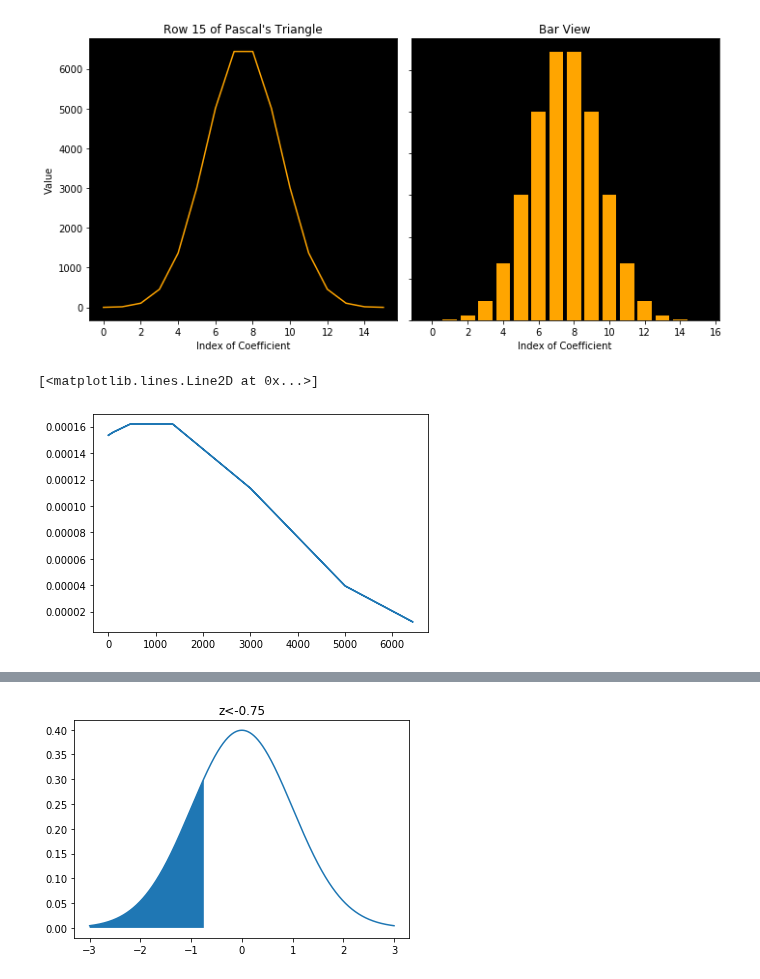
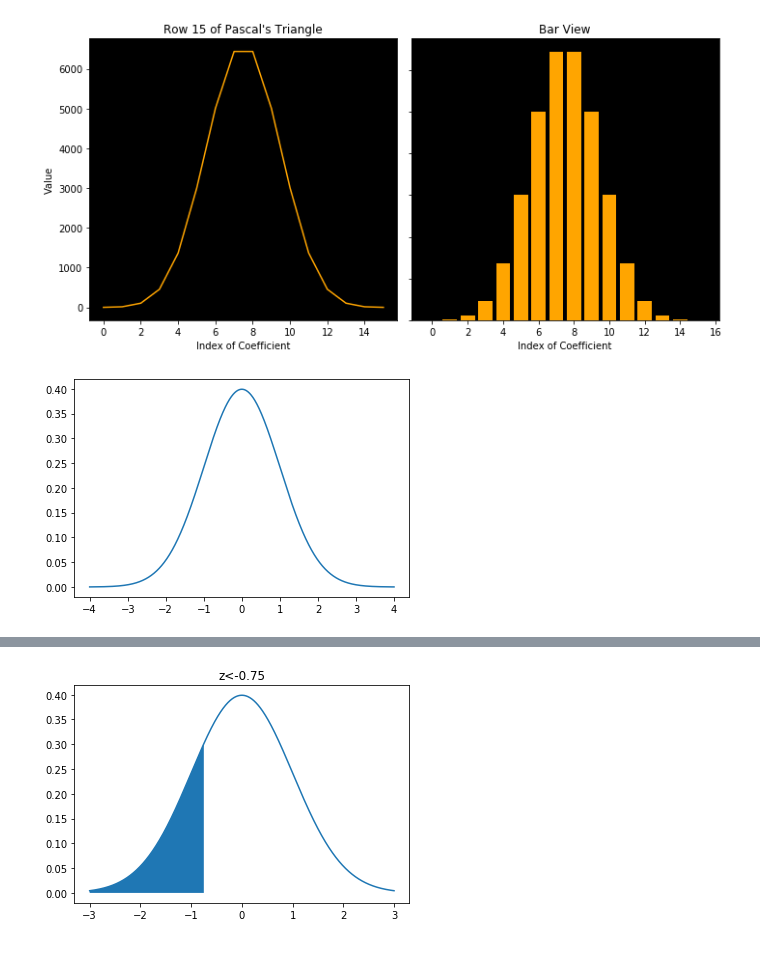
Before and after one commit to 4dsolutions/Curriculum_Development, a Jupyter notebook: IntroDS003.ipynb, the cells around one changed output, grey strips where cells are left out. Cells and saved outputs as stored; diff of their text form; code cells hidden in the pictures.

```diff
--- a/IntroDS003.ipynb
+++ b/IntroDS003.ipynb
@@ -51,10 +53,9 @@ fig.tight_layout()
 plt.show();
 # %% [output]
 [figure]
-# %%
-row = pd.Series(data)
-y = norm.pdf(row, row.median(), row.std())
-plt.plot(data, y)
-# %% [output]
-[<matplotlib.lines.Line2D at 0x...>]
-[figure, removed]
+# %%
+domain = np.linspace(-4,4,1000)
+y = norm.pdf(domain, 0, 1)
+plt.plot(domain,y);
+# %% [output]
+[figure, added]
```
Also changed, not shown: parts of 17 cells of this notebook, 6 other files.
